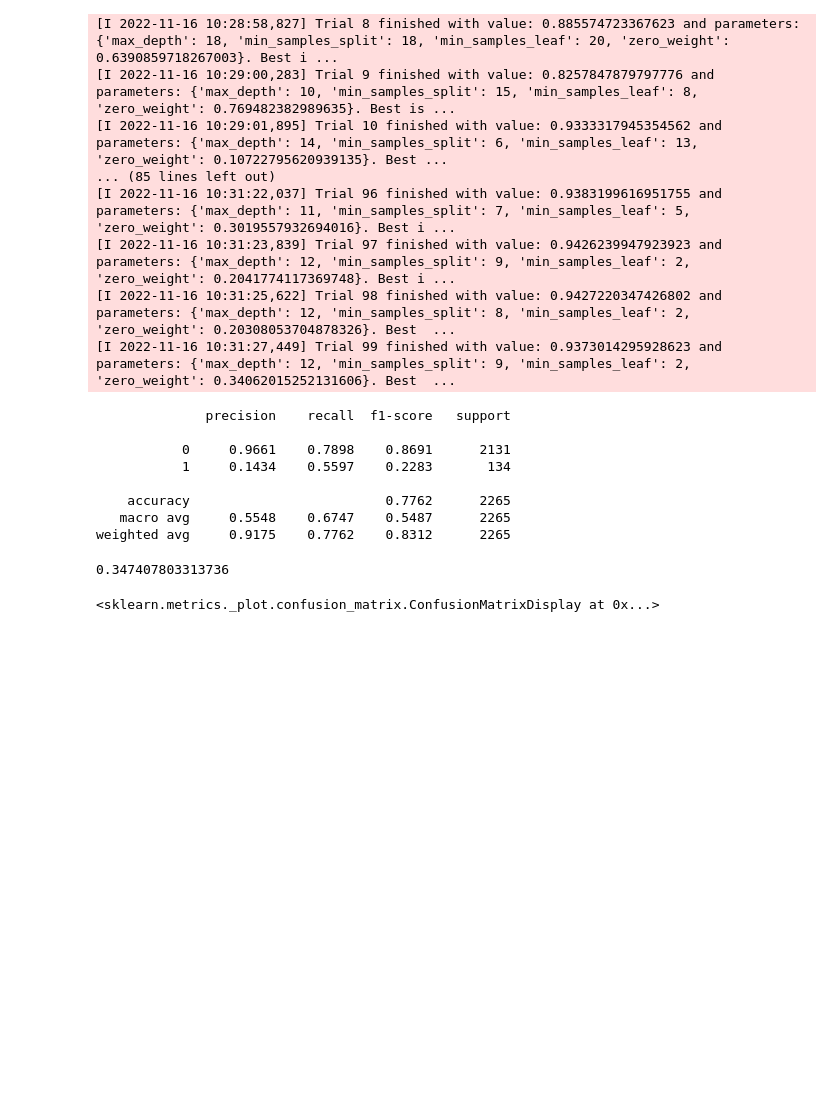
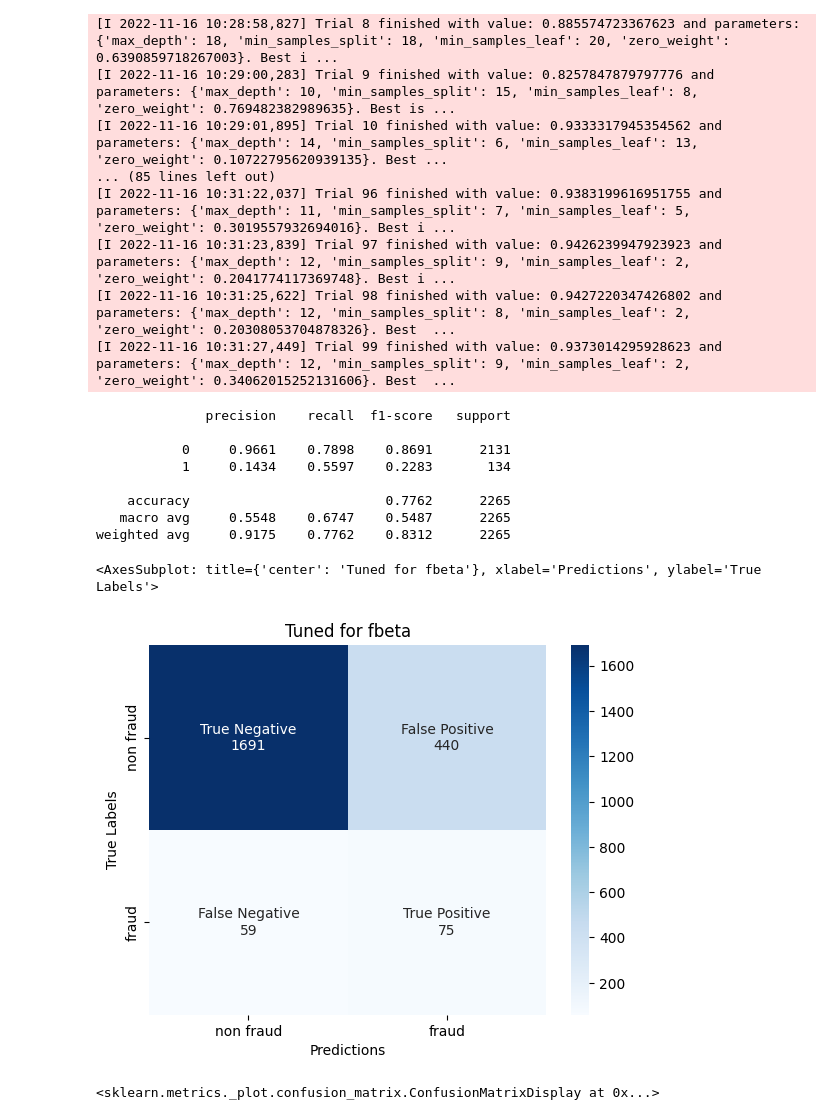
Before and after one commit to hewtungyuen/car-insurance-fraud-BT4012, a Jupyter notebook: decision tree.ipynb, the cells around one changed output. Saved outputs shown, nothing was run; the diff lists cells and outputs as text; code cells hidden in the pictures; blank space fills up the shorter version.

```diff
--- a/decision tree copy.ipynb
+++ b/decision tree.ipynb
@@ -166,12 +187,16 @@ print(metrics.classification_report(y_valid,y_pred, digits = 4))
    macro avg     0.5548    0.6747    0.5487      2265
 weighted avg     0.9175    0.7762    0.8312      2265
 # %%
-clf2 = DecisionTreeClassifier(max_depth=6, min_samples_split=2, min_samples_leaf=13,class_weight={0:0.0053, 1: 0.9947})
-clf2.fit(x_train,y_train)
-y_pred = clf2.predict(x_valid)
-print(fbeta_score(y_valid,y_pred, beta = 2))
+dt = DecisionTreeClassifier(max_depth=12, min_samples_split=8, min_samples_leaf=2,class_weight={0:0.2, 1: 0.8})
+dt.fit(x_train, y_train)
+y_pred = dt.predict(x_valid)
+# %pip install seaborn
+import seaborn as sns
+from utils import get_confusion_matrix
+get_confusion_matrix(y_valid, y_pred,'Tuned for fbeta')
 # %% [output]
-0.347407803313736
+<AxesSubplot: title={'center': 'Tuned for fbeta'}, xlabel='Predictions', ylabel='True Labels'>
+[figure, added]
 # %%
 #Ploting the confusion matrix
 cm=metrics.confusion_matrix(y_valid,y_pred)
```
Also changed, not shown: parts of 2 cells of this notebook, 2 other files.
